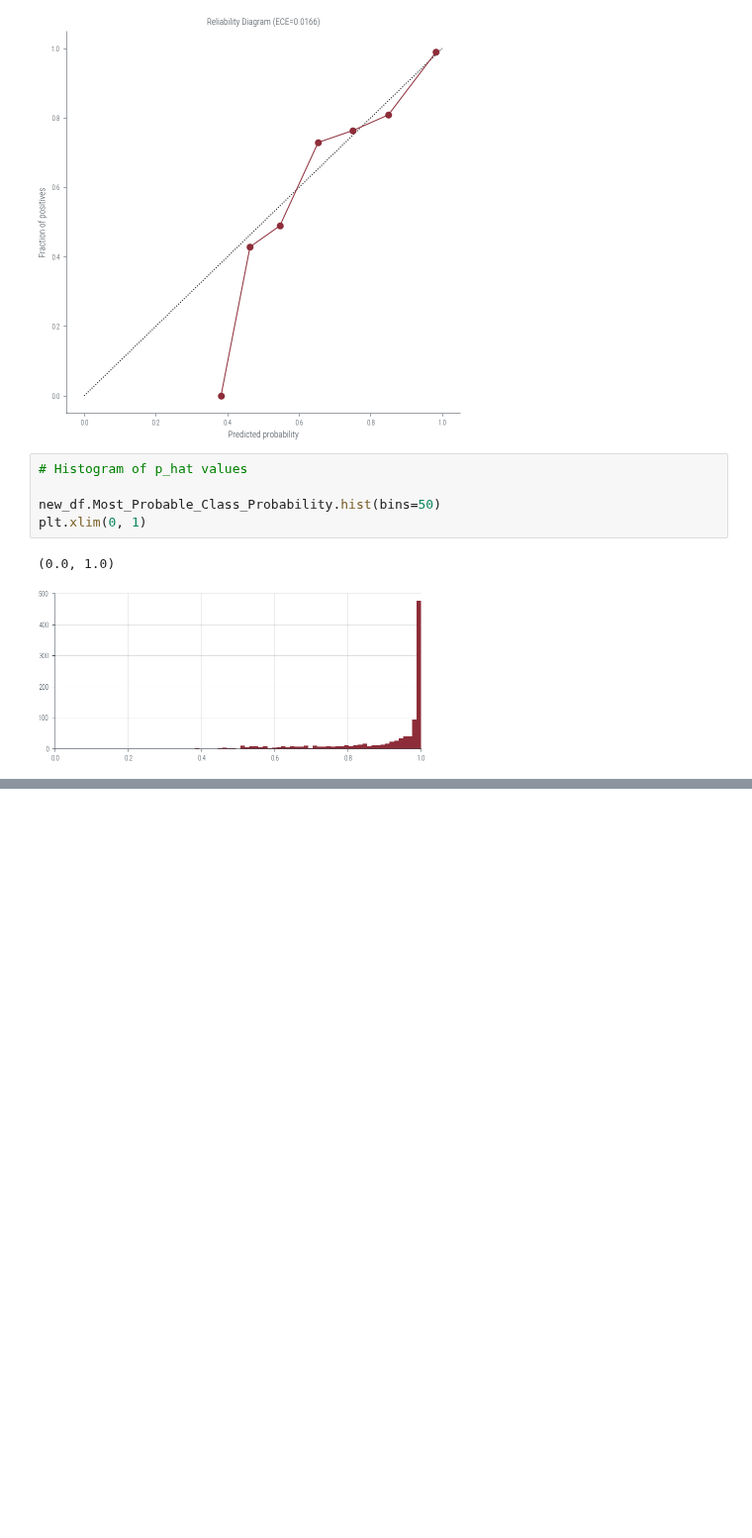
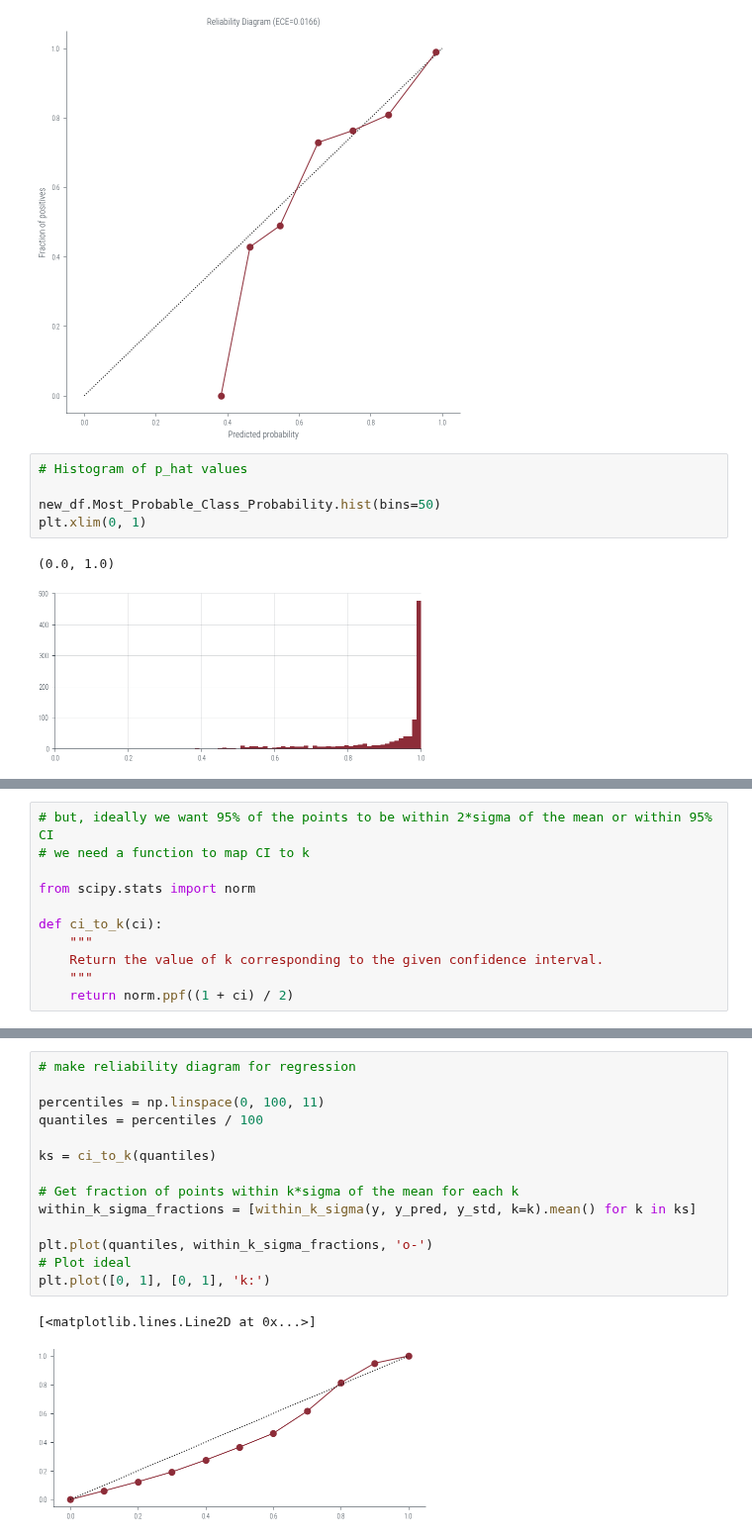
Before and after one commit to nipunbatra/pml-teaching, a Jupyter notebook: notebooks/reliability.ipynb, the cells around one changed output, grey strips where cells are left out. Shown at 99% size. Drawn from its saved outputs; the diff is of its cells as text; blank space fills up the shorter version.

```diff
--- a/notebooks/reliability.ipynb
+++ b/notebooks/reliability.ipynb
@@ -464,0 +529,11 @@ plt.xlim(0, 1)
+# %%
+# but, ideally we want 95% of the points to be within 2*sigma of the mean or within 95% CI
+# we need a function to map CI to k
+
+from scipy.stats import norm
+
+def ci_to_k(ci):
+    """
+    Return the value of k corresponding to the given confidence interval.
+    """
+    return norm.ppf((1 + ci) / 2)
@@ -464,0 +548,17 @@ plt.xlim(0, 1)
+# %%
+# make reliability diagram for regression
+
+percentiles = np.linspace(0, 100, 11)
+quantiles = percentiles / 100
+
+ks = ci_to_k(quantiles)
+
+# Get fraction of points within k*sigma of the mean for each k
+within_k_sigma_fractions = [within_k_sigma(y, y_pred, y_std, k=k).mean() for k in ks]
+
+plt.plot(quantiles, within_k_sigma_fractions, 'o-')
+# Plot ideal
+plt.plot([0, 1], [0, 1], 'k:')
+# %% [output]
+[<matplotlib.lines.Line2D at 0x...>]
+[figure, added]
```
Also changed, not shown: parts of 8 cells of this notebook.
